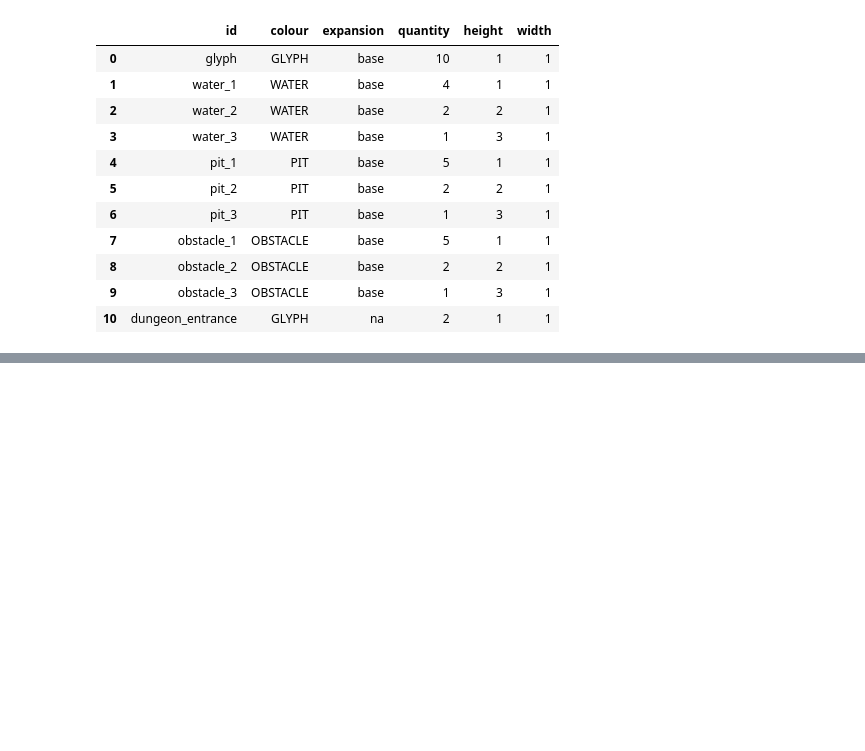
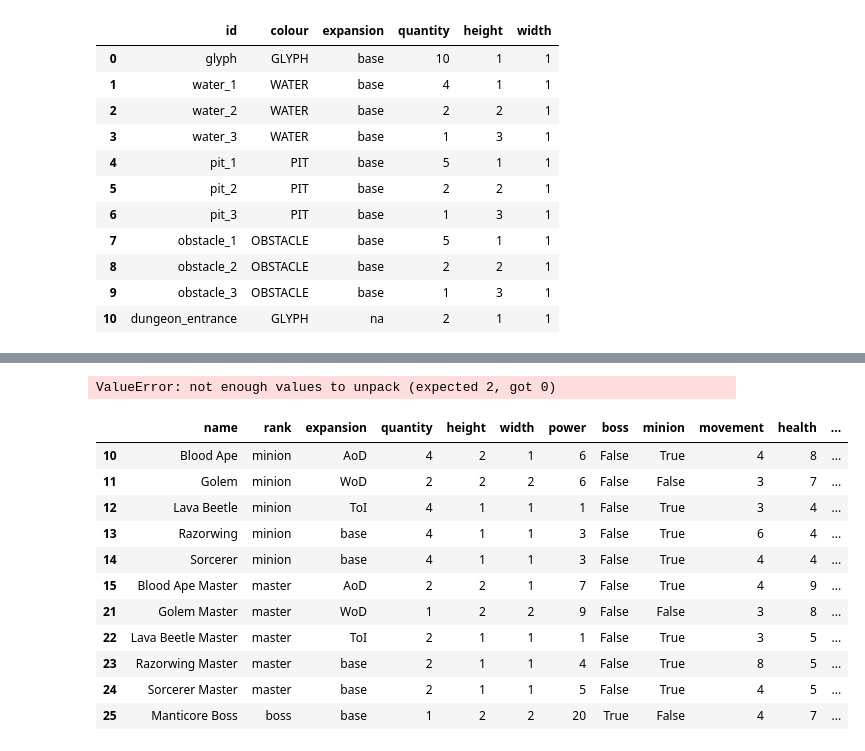
Before and after one commit to KevinCarr42/Descent_AI, a Jupyter notebook: game_testing.ipynb, the cells around one changed output, grey strips where cells are left out. Cells and saved outputs as stored; diff of their text form; code cells hidden in the pictures; blank space fills up the shorter version.

```diff
--- a/game_testing.ipynb
+++ b/game_testing.ipynb
@@ -163,0 +329,20 @@ m1
+# %%
+n_normal, n_master = df.loc[m._DATA.name.str.contains(monster) & ~df.name.str.contains('Boss'), 'quantity']
+n_normal, n_master
+# %% [output]
+ValueError: not enough values to unpack (expected 2, got 0)
+# %%
+m._DATA
+# %% [output]
+|  | name | rank | expansion | quantity | height | width | power | boss | minion | movement | health | ... |
+| 10 | Blood Ape | minion | AoD | 4 | 2 | 1 | 6 | False | True | 4 | 8 | ... |
+| 11 | Golem | minion | WoD | 2 | 2 | 2 | 6 | False | False | 3 | 7 | ... |
+| 12 | Lava Beetle | minion | ToI | 4 | 1 | 1 | 1 | False | True | 3 | 4 | ... |
+| 13 | Razorwing | minion | base | 4 | 1 | 1 | 3 | False | True | 6 | 4 | ... |
+| 14 | Sorcerer | minion | base | 4 | 1 | 1 | 3 | False | True | 4 | 4 | ... |
+| 15 | Blood Ape Master | master | AoD | 2 | 2 | 1 | 7 | False | True | 4 | 9 | ... |
+| 21 | Golem Master | master | WoD | 1 | 2 | 2 | 9 | False | False | 3 | 8 | ... |
+| 22 | Lava Beetle Master | master | ToI | 2 | 1 | 1 | 1 | False | True | 3 | 5 | ... |
+| 23 | Razorwing Master | master | base | 2 | 1 | 1 | 4 | False | True | 8 | 5 | ... |
+| 24 | Sorcerer Master | master | base | 2 | 1 | 1 | 5 | False | True | 4 | 5 | ... |
+| 25 | Manticore Boss | boss | base | 1 | 2 | 2 | 20 | True | False | 4 | 7 | ... |
```
Also changed, not shown: parts of 38 cells of this notebook, 1 other file.
